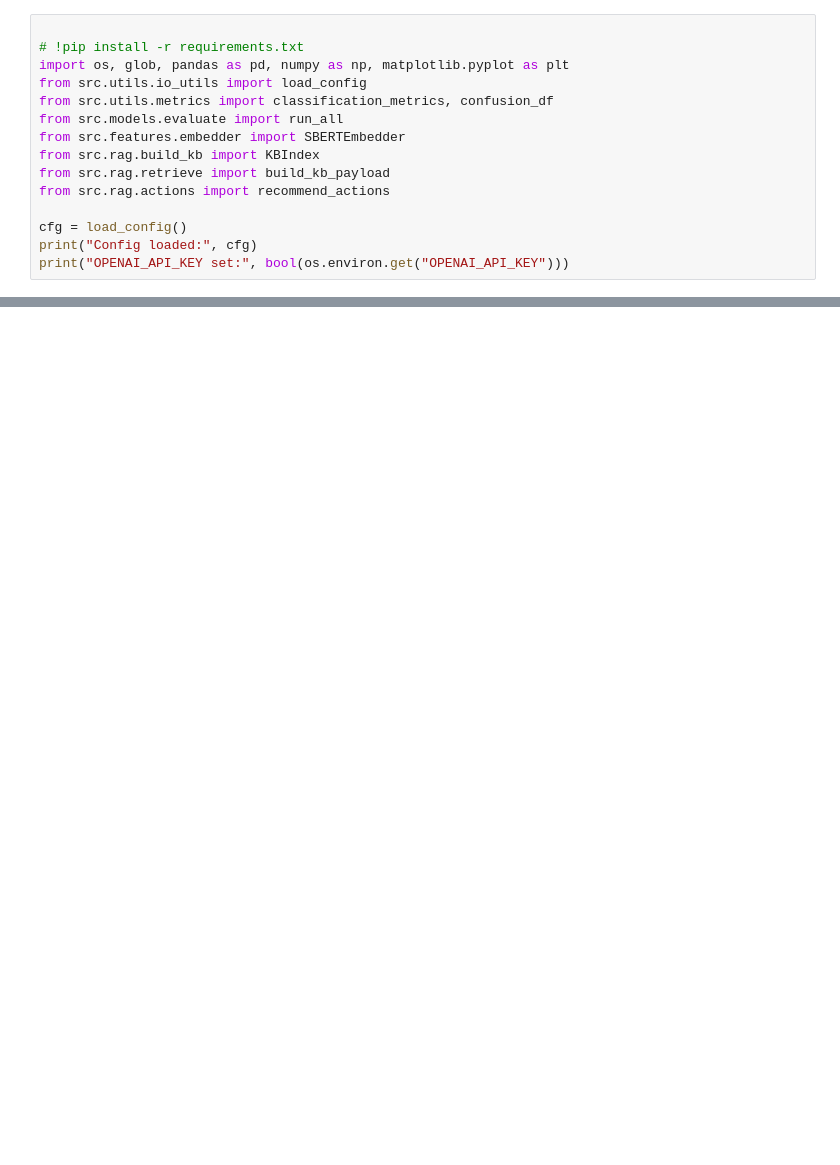
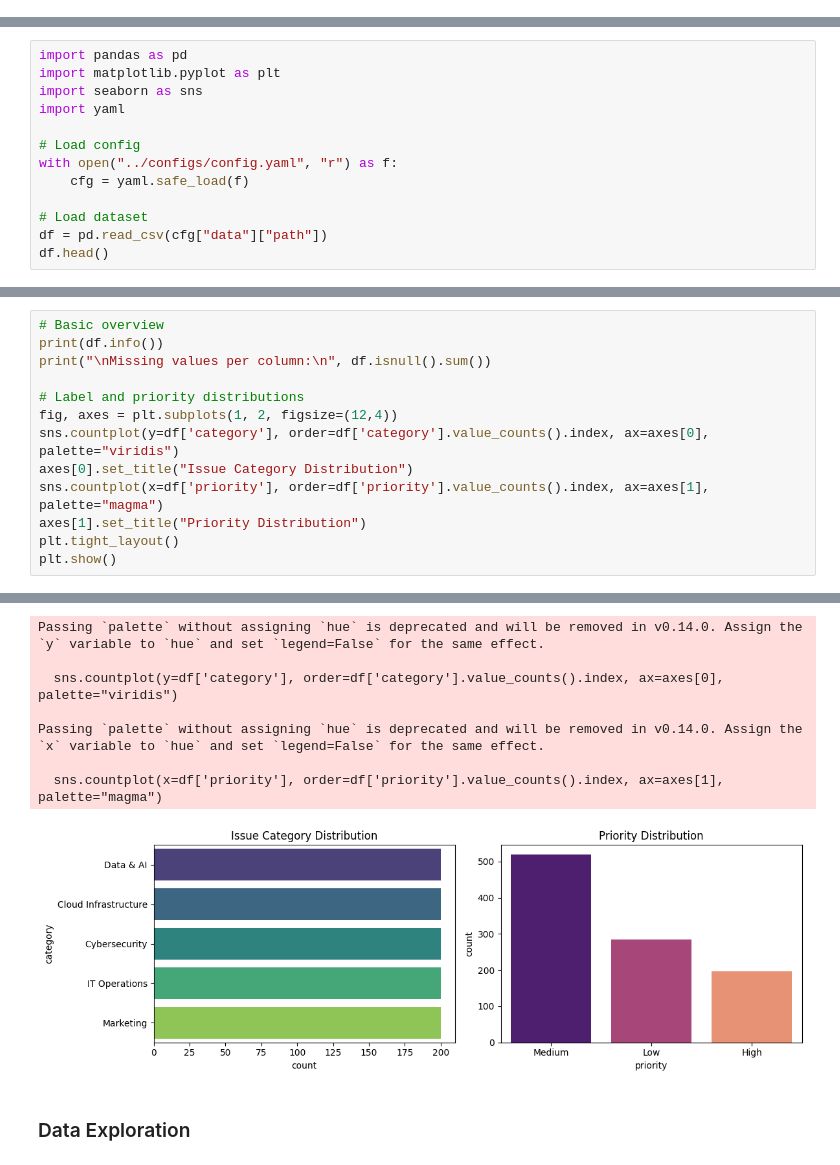
Before and after one commit to vidiasgiannis/multi-domain-issues-to-actions, a Jupyter notebook: notebooks/app.ipynb, the cells around one changed output, grey strips where cells are left out. Drawn from its saved outputs; the diff is of its cells as text; blank space fills up the shorter version.

Commit message:
benchmarking models

```diff
--- a/notebooks/app.ipynb
+++ b/notebooks/app.ipynb
@@ -11,15 +0,0 @@
-# %%
-
-# !pip install -r requirements.txt
-import os, glob, pandas as pd, numpy as np, matplotlib.pyplot as plt
-from src.utils.io_utils import load_config
-from src.utils.metrics import classification_metrics, confusion_df
-from src.models.evaluate import run_all
-from src.features.embedder import SBERTEmbedder
-from src.rag.build_kb import KBIndex
-from src.rag.retrieve import build_kb_payload
-from src.rag.actions import recommend_actions
-
-cfg = load_config()
-print("Config loaded:", cfg)
-print("OPENAI_API_KEY set:", bool(os.environ.get("OPENAI_API_KEY")))
@@ -66,0 +26,13 @@ print("\nActions:\n", recommend_actions(issue, snips))
+# %%
+import pandas as pd
+import matplotlib.pyplot as plt
+import seaborn as sns
+import yaml
+
+# Load config
+with open("../configs/config.yaml", "r") as f:
+    cfg = yaml.safe_load(f)
+
+# Load dataset
+df = pd.read_csv(cfg["data"]["path"])
+df.head()
@@ -66,0 +46,14 @@ print("\nActions:\n", recommend_actions(issue, snips))
+# %%
+# Basic overview
+print(df.info())
+print("\nMissing values per column:\n", df.isnull().sum())
+
+# Label and priority distributions
+fig, axes = plt.subplots(1, 2, figsize=(12,4))
+sns.countplot(y=df['category'], order=df['category'].value_counts().index, ax=axes[0], palette="viridis")
+axes[0].set_title("Issue Category Distribution")
+sns.countplot(x=df['priority'], order=df['priority'].value_counts().index, ax=axes[1], palette="magma")
+axes[1].set_title("Priority Distribution")
+plt.tight_layout()
+plt.show()
+# %% [output]
@@ -66,0 +77,10 @@ print("\nActions:\n", recommend_actions(issue, snips))
+Passing `palette` without assigning `hue` is deprecated and will be removed in v0.14.0. Assign the `y` variable to `hue` and set `legend=False` for the same effect.
+
+  sns.countplot(y=df['category'], order=df['category'].value_counts().index, ax=axes[0], palette="viridis")
+
+Passing `palette` without assigning `hue` is deprecated and will be removed in v0.14.0. Assign the `x` variable to `hue` and set `legend=False` for the same effect.
+
+  sns.countplot(x=df['priority'], order=df['priority'].value_counts().index, ax=axes[1], palette="magma")
+[figure, added]
+# %% [markdown]
+### Data Exploration
```
Also changed, not shown: parts of 30 cells of this notebook, 27 other files.
